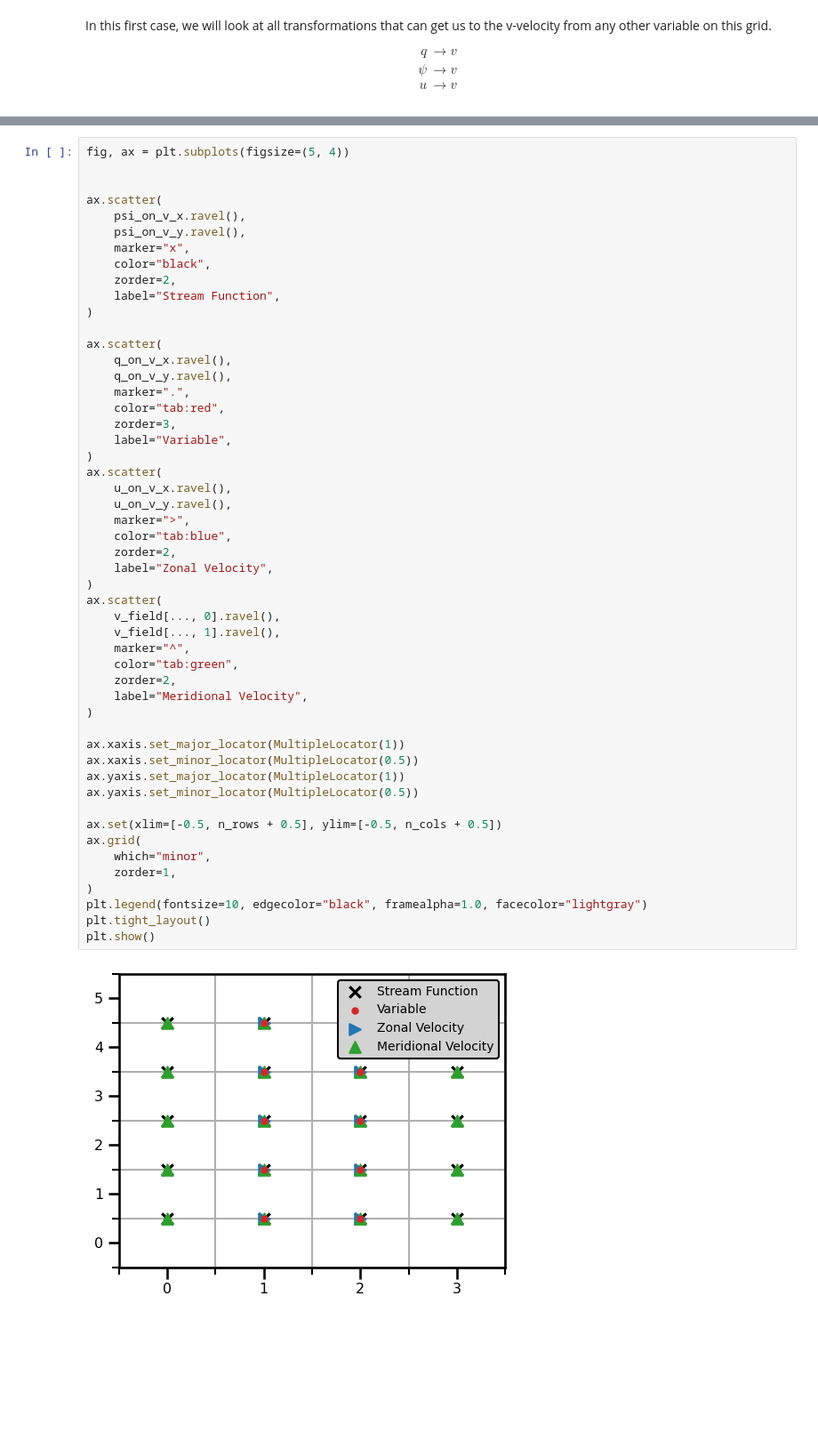
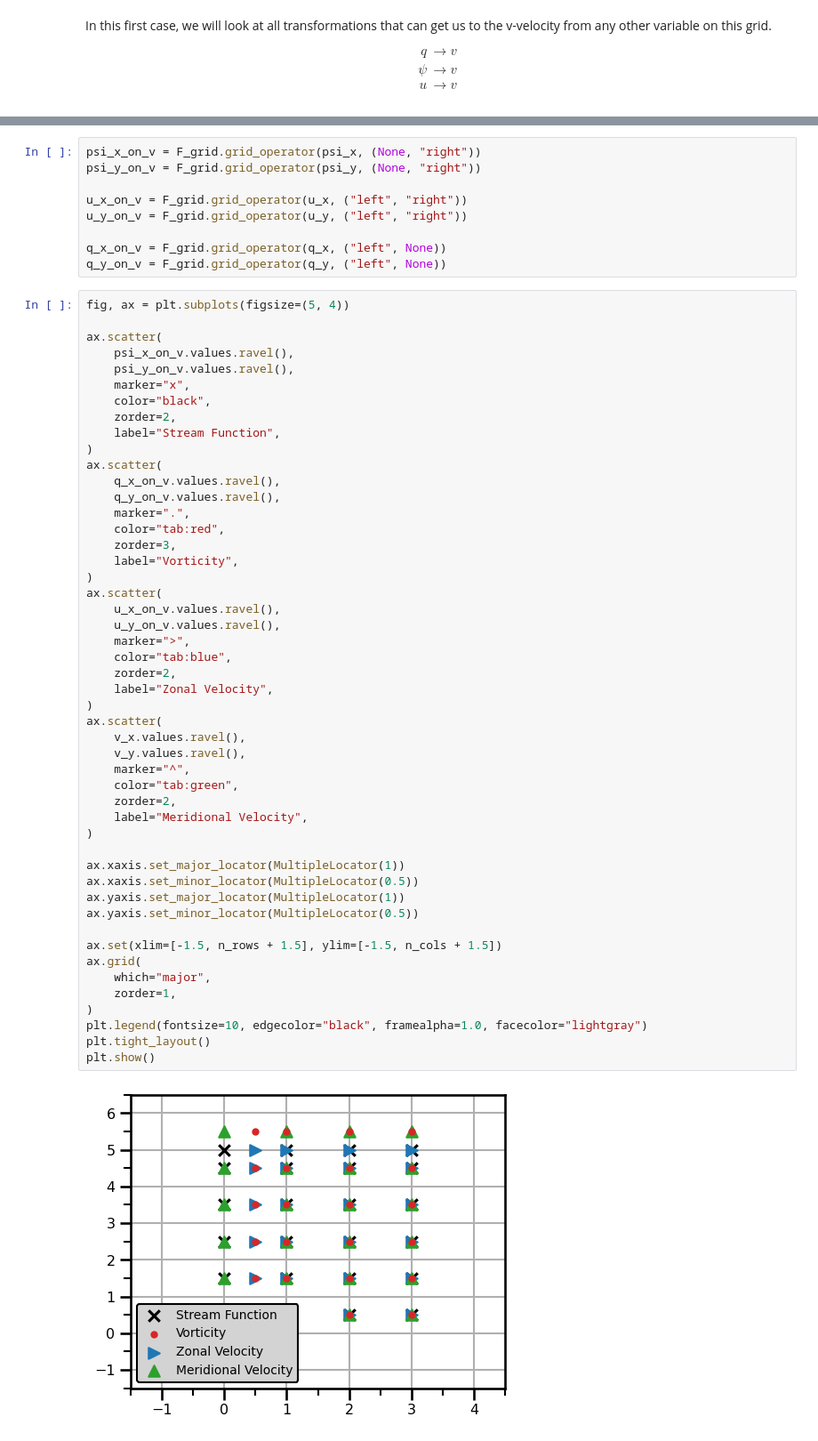
Before and after one commit to jejjohnson/jaxsw, a Jupyter notebook: jbook/content/geometry/staggering.ipynb, the cells around one changed output, grey strips where cells are left out. Shown at 89% size. Drawn from its saved outputs; the diff is of its cells as text; blank space fills up the shorter version.

```diff
--- a/jbook/content/geometry/staggering.ipynb
+++ b/jbook/content/geometry/staggering.ipynb
@@ -496,53 +508,60 @@ q_on_v_y = C_grid.face_to_edge_lr_2D(q_field[..., 1])
+# %%
+psi_x_on_v = F_grid.grid_operator(psi_x, (None, "right"))
+psi_y_on_v = F_grid.grid_operator(psi_y, (None, "right"))
+
+u_x_on_v = F_grid.grid_operator(u_x, ("left", "right"))
+u_y_on_v = F_grid.grid_operator(u_y, ("left", "right"))
+
+q_x_on_v = F_grid.grid_operator(q_x, ("left", None))
+q_y_on_v = F_grid.grid_operator(q_y, ("left", None))
 # %%
 fig, ax = plt.subplots(figsize=(5, 4))
 
-
 ax.scatter(
-    psi_on_v_x.ravel(),
-    psi_on_v_y.ravel(),
+    psi_x_on_v.values.ravel(),
+    psi_y_on_v.values.ravel(),
     marker="x",
     color="black",
     zorder=2,
     label="Stream Function",
 )
-
 ax.scatter(
-    q_on_v_x.ravel(),
-    q_on_v_y.ravel(),
+    q_x_on_v.values.ravel(),
+    q_y_on_v.values.ravel(),
     marker=".",
     color="tab:red",
     zorder=3,
-    label="Variable",
+    label="Vorticity",
 )
 ax.scatter(
-    u_on_v_x.ravel(),
-    u_on_v_y.ravel(),
+    u_x_on_v.values.ravel(),
+    u_y_on_v.values.ravel(),
     marker=">",
     color="tab:blue",
     zorder=2,
     label="Zonal Velocity",
 )
 ax.scatter(
-    v_field[..., 0].ravel(),
-    v_field[..., 1].ravel(),
+    v_x.values.ravel(),
+    v_y.values.ravel(),
     marker="^",
     color="tab:green",
     zorder=2,
     label="Meridional Velocity",
 )
 
 ax.xaxis.set_major_locator(MultipleLocator(1))
 ax.xaxis.set_minor_locator(MultipleLocator(0.5))
 ax.yaxis.set_major_locator(MultipleLocator(1))
 ax.yaxis.set_minor_locator(MultipleLocator(0.5))
 
-ax.set(xlim=[-0.5, n_rows + 0.5], ylim=[-0.5, n_cols + 0.5])
+ax.set(xlim=[-1.5, n_rows + 1.5], ylim=[-1.5, n_cols + 1.5])
 ax.grid(
-    which="minor",
+    which="major",
     zorder=1,
 )
 plt.legend(fontsize=10, edgecolor="black", framealpha=1.0, facecolor="lightgray")
 plt.tight_layout()
 plt.show()
 # %% [output]
-[figure, old version]
+[figure, new version]
```
Also changed, not shown: parts of 26 cells of this notebook, 6 other files.
